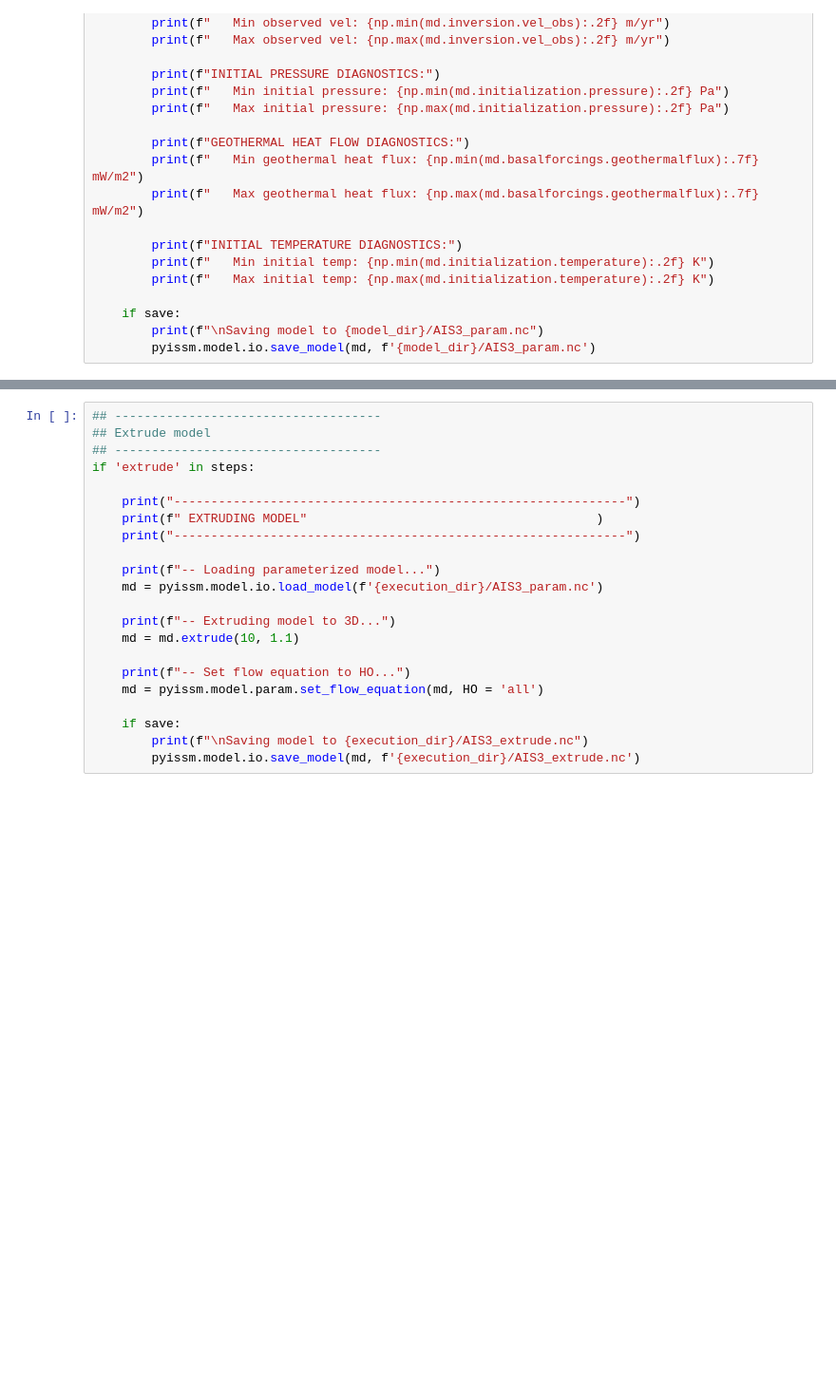
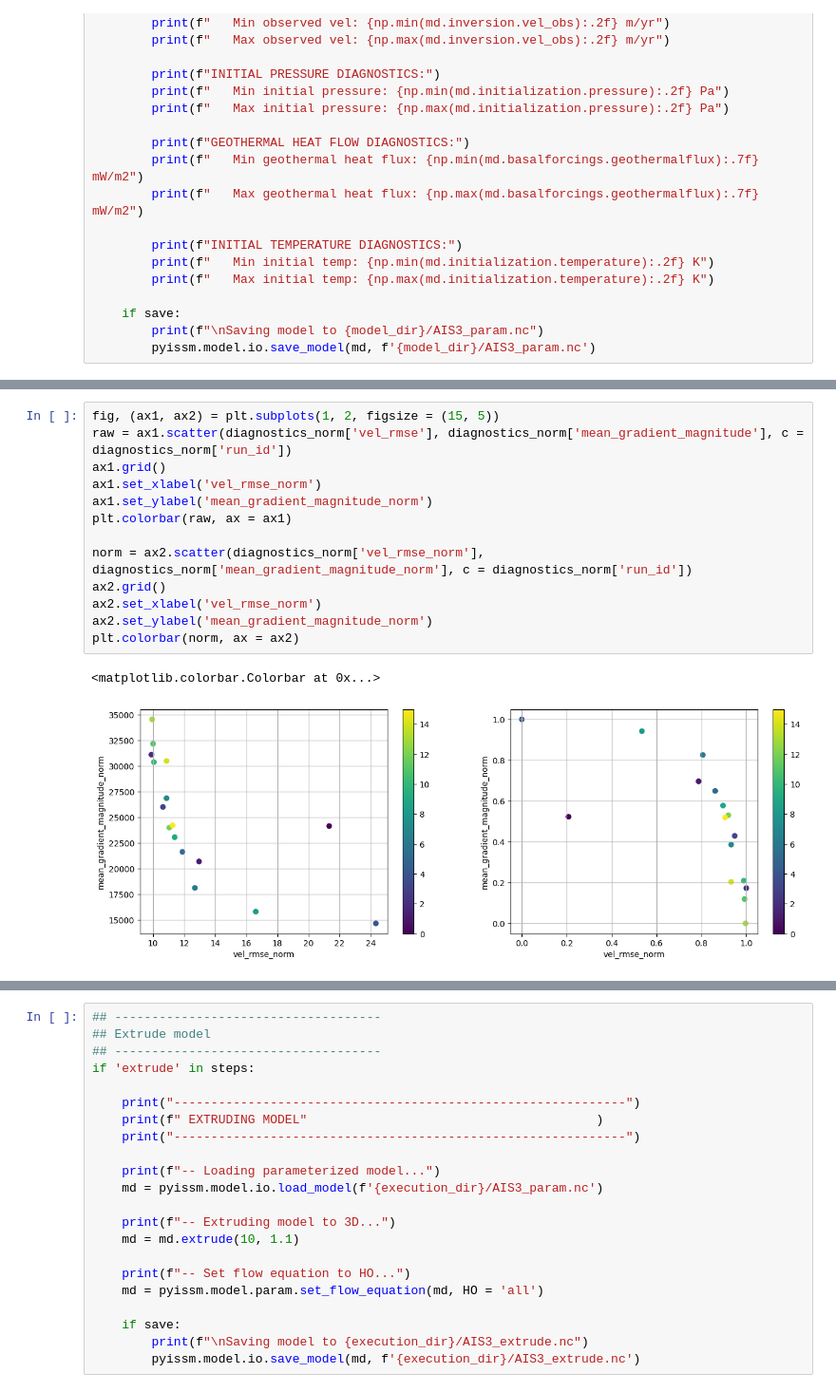
Before and after one commit to ACCESS-NRI/ACCESS-AIS3, a Jupyter notebook: config/ais_0.1.ipynb, the cells around one changed output, grey strips where cells are left out. Shown at 95% size. Saved outputs shown, nothing was run; the diff lists cells and outputs as text; blank space fills up the shorter version.

```diff
--- a/config/ais_0.1.ipynb
+++ b/config/ais_0.1.ipynb
@@ -451,0 +486,16 @@ Running sensitivity experiment: run_0011_100_1000
+# %%
+fig, (ax1, ax2) = plt.subplots(1, 2, figsize = (15, 5))
+raw = ax1.scatter(diagnostics_norm['vel_rmse'], diagnostics_norm['mean_gradient_magnitude'], c = diagnostics_norm['run_id'])
+ax1.grid()
+ax1.set_xlabel('vel_rmse_norm')
+ax1.set_ylabel('mean_gradient_magnitude_norm')
+plt.colorbar(raw, ax = ax1)
+
+norm = ax2.scatter(diagnostics_norm['vel_rmse_norm'], diagnostics_norm['mean_gradient_magnitude_norm'], c = diagnostics_norm['run_id'])
+ax2.grid()
+ax2.set_xlabel('vel_rmse_norm')
+ax2.set_ylabel('mean_gradient_magnitude_norm')
+plt.colorbar(norm, ax = ax2)
+# %% [output]
+<matplotlib.colorbar.Colorbar at 0x...>
+[figure, added]
```
Also changed, not shown: parts of 10 cells of this notebook.
